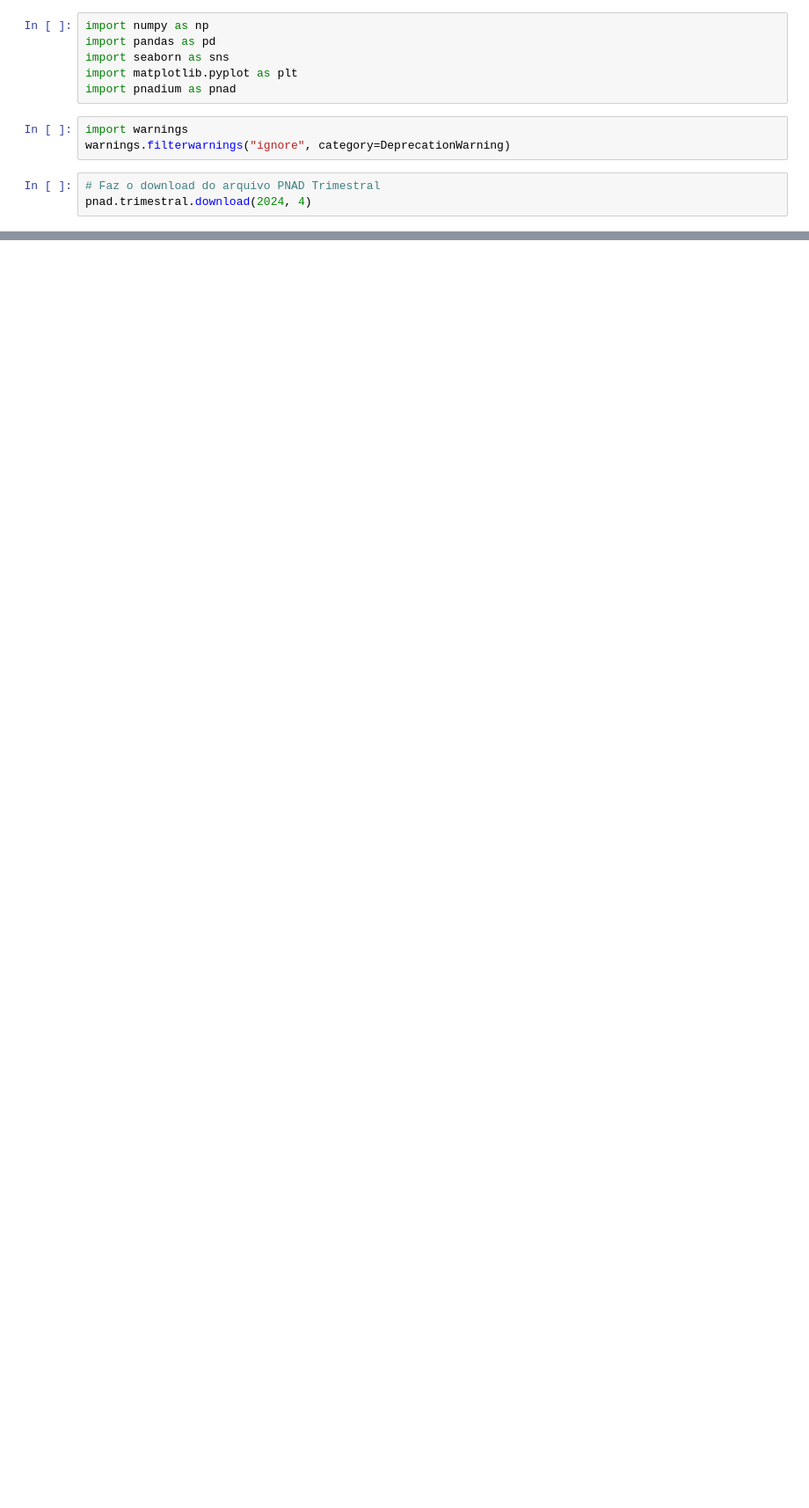
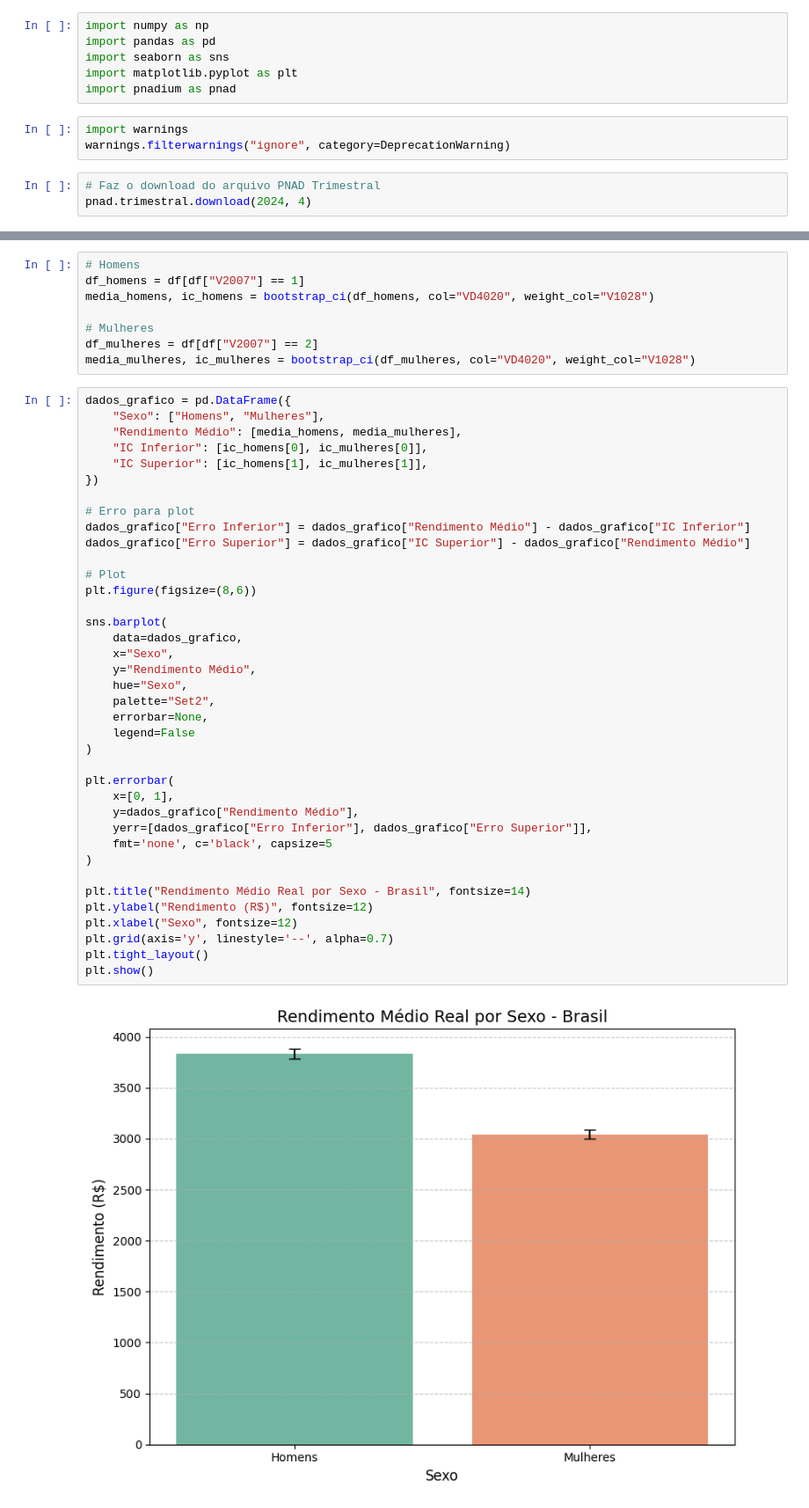
Before and after one commit to Uyris/cdadosaps03parte2, a Jupyter notebook: APS03parte2.ipynb, the cells around one changed output, grey strips where cells are left out. Shown at 88% size. Cells and saved outputs as stored; diff of their text form; blank space fills up the shorter version.

```diff
--- a/APS03parte2.ipynb
+++ b/APS03parte2.ipynb
@@ -225,0 +97,48 @@ Cálculo realizado com ponderação pelo peso amostral (`V1028`) e intervalo de
+# %%
+# Homens
+df_homens = df[df["V2007"] == 1]
+media_homens, ic_homens = bootstrap_ci(df_homens, col="VD4020", weight_col="V1028")
+
+# Mulheres
+df_mulheres = df[df["V2007"] == 2]
+media_mulheres, ic_mulheres = bootstrap_ci(df_mulheres, col="VD4020", weight_col="V1028")
+# %%
+dados_grafico = pd.DataFrame({
+    "Sexo": ["Homens", "Mulheres"],
+    "Rendimento Médio": [media_homens, media_mulheres],
+    "IC Inferior": [ic_homens[0], ic_mulheres[0]],
+    "IC Superior": [ic_homens[1], ic_mulheres[1]],
+})
+
+# Erro para plot
+dados_grafico["Erro Inferior"] = dados_grafico["Rendimento Médio"] - dados_grafico["IC Inferior"]
+dados_grafico["Erro Superior"] = dados_grafico["IC Superior"] - dados_grafico["Rendimento Médio"]
+
+# Plot
+plt.figure(figsize=(8,6))
+
+sns.barplot(
+    data=dados_grafico,
+    x="Sexo",
+    y="Rendimento Médio",
+    hue="Sexo",
+    palette="Set2",
+    errorbar=None,
+    legend=False
+)
+
+plt.errorbar(
+    x=[0, 1],
+    y=dados_grafico["Rendimento Médio"],
+    yerr=[dados_grafico["Erro Inferior"], dados_grafico["Erro Superior"]],
+    fmt='none', c='black', capsize=5
+)
+
+plt.title("Rendimento Médio Real por Sexo - Brasil", fontsize=14)
+plt.ylabel("Rendimento (R$)", fontsize=12)
+plt.xlabel("Sexo", fontsize=12)
+plt.grid(axis='y', linestyle='--', alpha=0.7)
+plt.tight_layout()
+plt.show()
+# %% [output]
+[figure, added]
```
Also changed, not shown: parts of 35 cells of this notebook.
